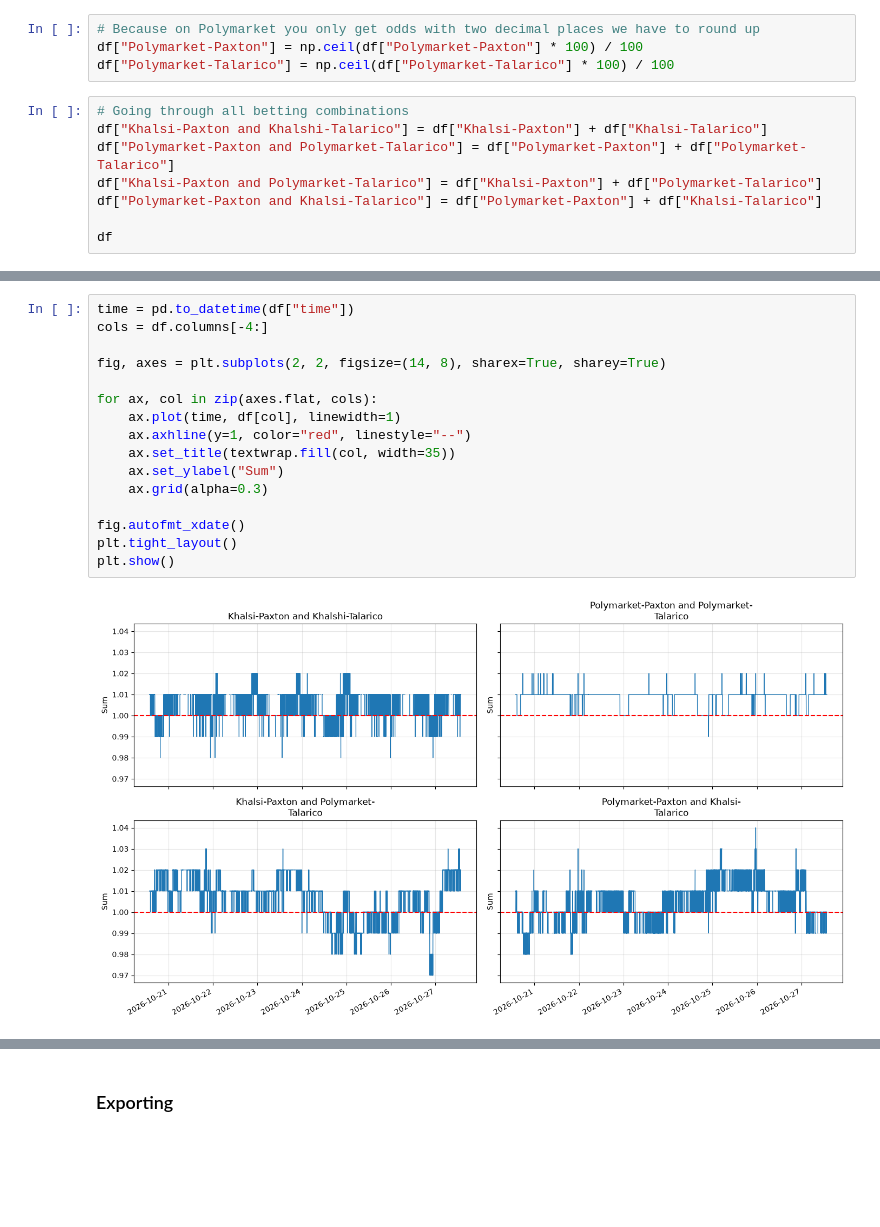
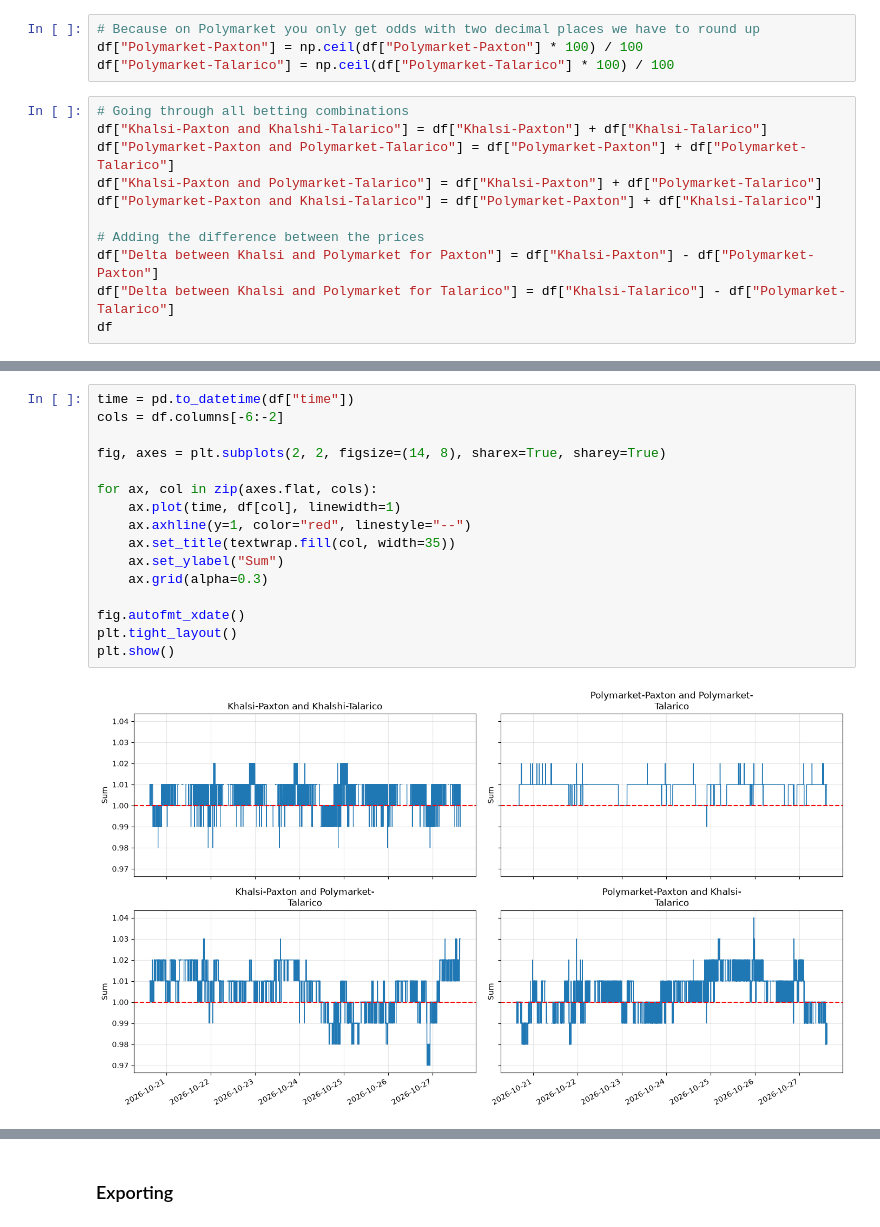
Before and after one commit to Thomas-Mulder/Assignment1, a Jupyter notebook: texas_senate_consolidated.ipynb, the cells around one changed output, grey strips where cells are left out. Cells and saved outputs as stored; diff of their text form; blank space fills up the shorter version.

Commit message:
added a new plot and odds comparison

```diff
--- a/texas_senate_consolidated.ipynb
+++ b/texas_senate_consolidated.ipynb
@@ -318,6 +287,9 @@ df["Polymarket-Paxton and Polymarket-Talarico"] = df["Polymarket-Paxton"] + df["
 df["Khalsi-Paxton and Polymarket-Talarico"] = df["Khalsi-Paxton"] + df["Polymarket-Talarico"]
 df["Polymarket-Paxton and Khalsi-Talarico"] = df["Polymarket-Paxton"] + df["Khalsi-Talarico"]
 
+# Adding the difference between the prices
+df["Delta between Khalsi and Polymarket for Paxton"] = df["Khalsi-Paxton"] - df["Polymarket-Paxton"]
+df["Delta between Khalsi and Polymarket for Talarico"] = df["Khalsi-Talarico"] - df["Polymarket-Talarico"]
 df
 # %% [output]
 |  | time | Khalsi-Talarico | Khalsi-Paxton | Polymarket-Talarico | Polymarket-Paxton | Khalsi-Paxton and Khalshi-Talarico | ... |
@@ -336,18 +308,18 @@ df
 # %%
 time = pd.to_datetime(df["time"])
-cols = df.columns[-4:]
+cols = df.columns[-6:-2]
 
 fig, axes = plt.subplots(2, 2, figsize=(14, 8), sharex=True, sharey=True)
 
 for ax, col in zip(axes.flat, cols):
     ax.plot(time, df[col], linewidth=1)
     ax.axhline(y=1, color="red", linestyle="--")
     ax.set_title(textwrap.fill(col, width=35))
     ax.set_ylabel("Sum")
     ax.grid(alpha=0.3)
 
 fig.autofmt_xdate()
 plt.tight_layout()
 plt.show()
 # %% [output]
-[figure, old version]
+[figure, new version]
```
Also changed, not shown: parts of 8 cells of this notebook, 1 other file.
